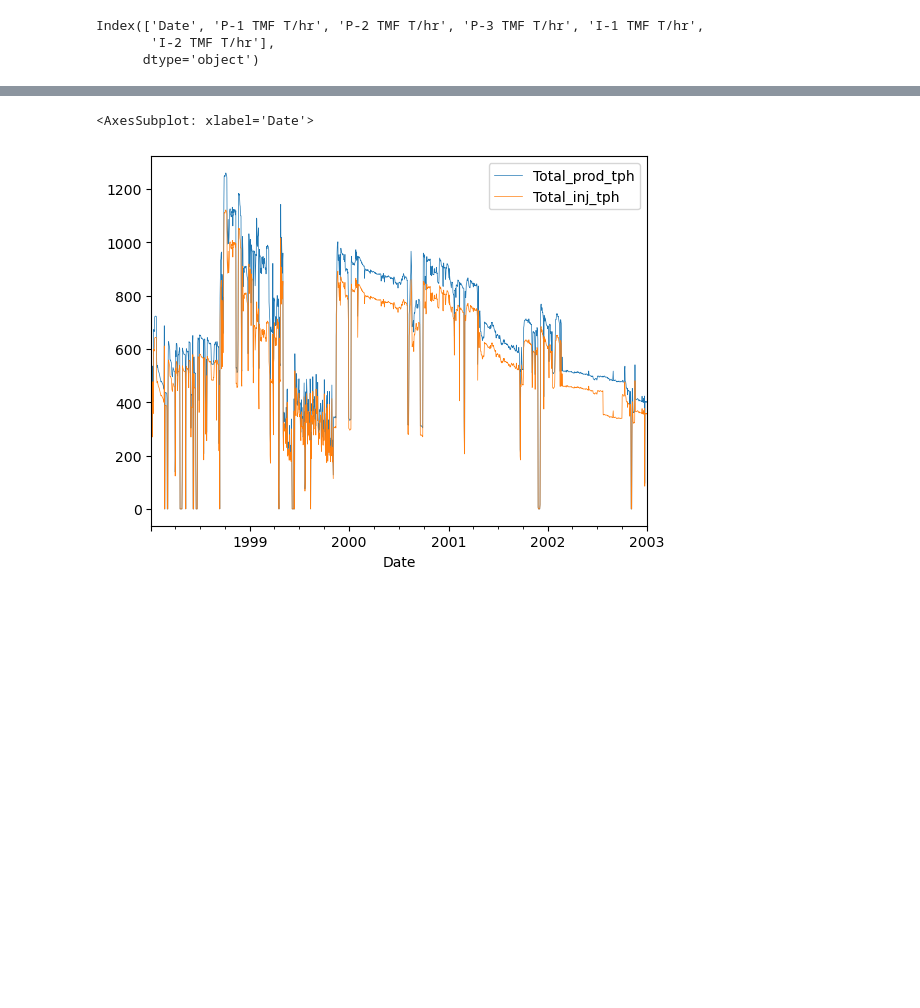
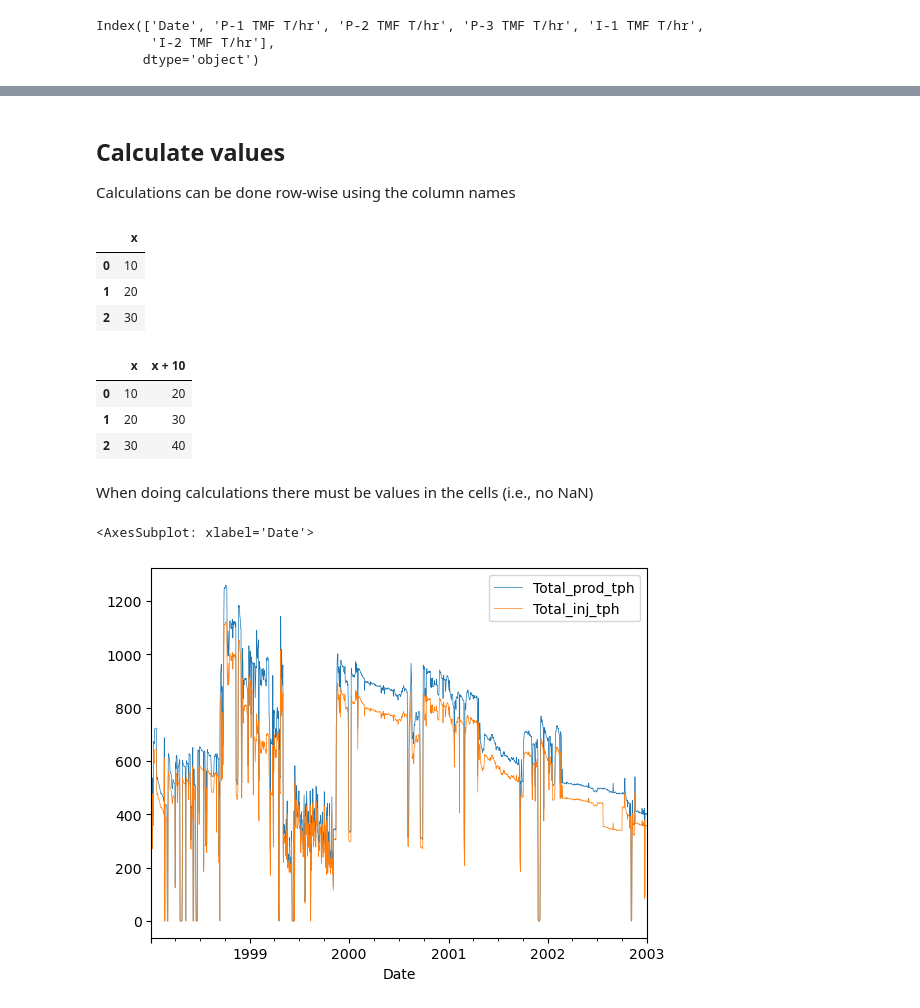
Before and after one commit to ICWallis/Stanford-Geothermal-Python-Sessions--Intermediate, a Jupyter notebook: 1-Data-handling.ipynb, the cells around one changed output, grey strips where cells are left out. Cells and saved outputs as stored; diff of their text form; code cells hidden in the pictures; blank space fills up the shorter version.

```diff
--- a/1-Data-handling.ipynb
+++ b/1-Data-handling.ipynb
@@ -202,2 +200,25 @@ well_data.plot(
+# %% [markdown]
+## Calculate values
+
+Calculations can be done row-wise using the column names
+# %%
+data = [10,20,30]
+df = pd.DataFrame(data, columns=['x'])
+df
+# %% [output]
+|  | x |
+| 0 | 10 |
+| 1 | 20 |
+| 2 | 30 |
+# %%
+df['x + 10'] = df['x'] + 10
+df
+# %% [output]
+|  | x | x + 10 |
+| 0 | 10 | 20 |
+| 1 | 20 | 30 |
+| 2 | 30 | 40 |
+# %% [markdown]
+When doing calculations there must be values in the cells (i.e., no NaN)
 # %%
 well_data['Total_prod_tph'] = well_data['P-1 TMF T/hr'].fillna(0) + well_data['P-2 TMF T/hr'].fillna(0) + well_data['P-3 TMF T/hr'].fillna(0)
```
Also changed, not shown: parts of 20 cells of this notebook.
